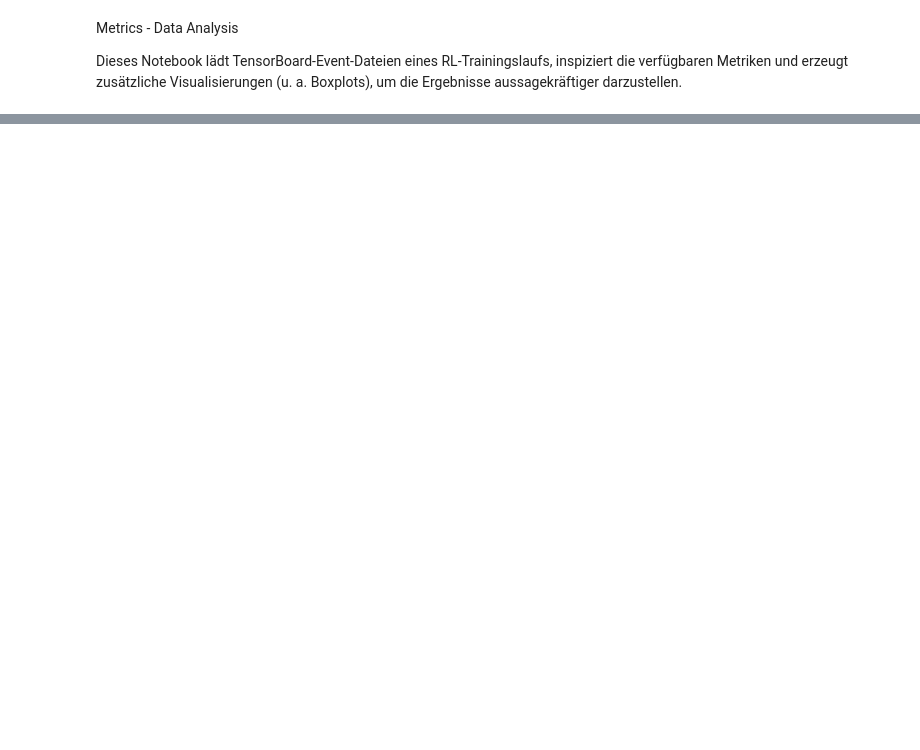
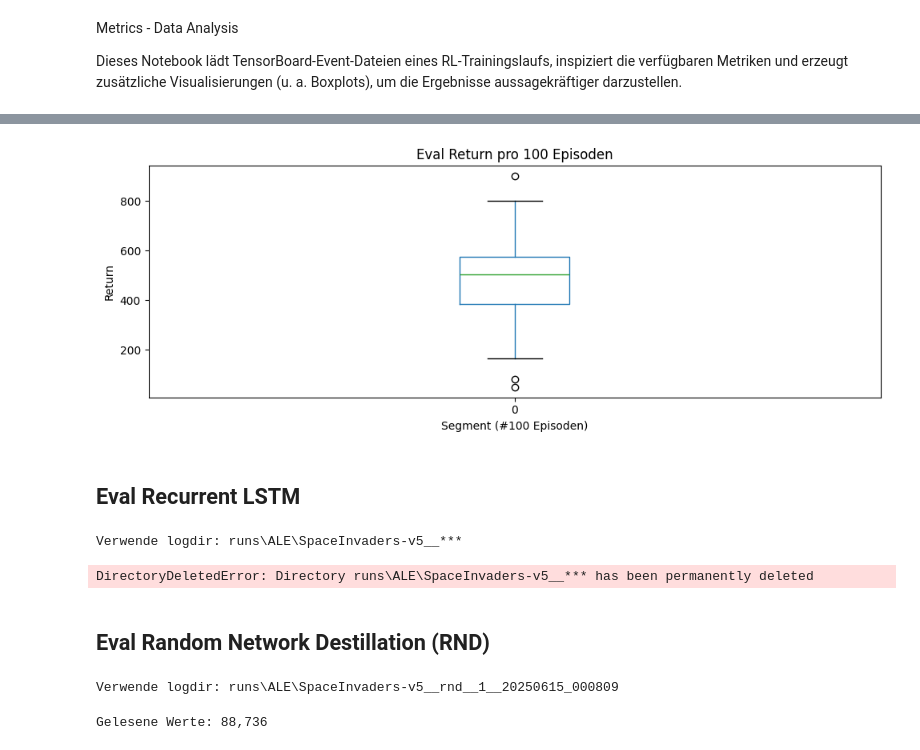
Before and after one commit to FloBaumgartner/rle_space_invaders, a Jupyter notebook: eval_metrics.ipynb, the cells around one changed output, grey strips where cells are left out. Drawn from its saved outputs; the diff is of its cells as text; code cells hidden in the pictures; blank space fills up the shorter version.

```diff
--- a/eval_metrics.ipynb
+++ b/eval_metrics.ipynb
@@ -162,0 +349,16 @@ if tag in df['tag'].values:
+# %%
+display_returns_per_100_episodes(df_impala)
+# %% [output]
+[figure, added]
+# %% [markdown]
+## Eval Recurrent LSTM
+# %%
+recurrent = "runs\ALE\SpaceInvaders-v5__***"
+print(f"Verwende logdir: {recurrent}")
+# %% [output]
+Verwende logdir: runs\ALE\SpaceInvaders-v5__***
+# %%
+df_recurrent = load_scalars(recurrent)
+print(f"Gelesene Werte: {len(df_recurrent):,}")
+# %% [output]
+DirectoryDeletedError: Directory runs\ALE\SpaceInvaders-v5__*** has been permanently deleted
@@ -162,0 +372,12 @@ if tag in df['tag'].values:
+# %% [markdown]
+## Eval Random Network Destillation (RND)
+# %%
+rnd = "runs\ALE\SpaceInvaders-v5__rnd__1__20250615_000809"
+print(f"Verwende logdir: {rnd}")
+# %% [output]
+Verwende logdir: runs\ALE\SpaceInvaders-v5__rnd__1__20250615_000809
+# %%
+df_rnd = load_scalars(rnd)
+print(f"Gelesene Werte: {len(df_rnd):,}")
+# %% [output]
+Gelesene Werte: 88,736
```
Also changed, not shown: parts of 36 cells of this notebook, 2 other files.
